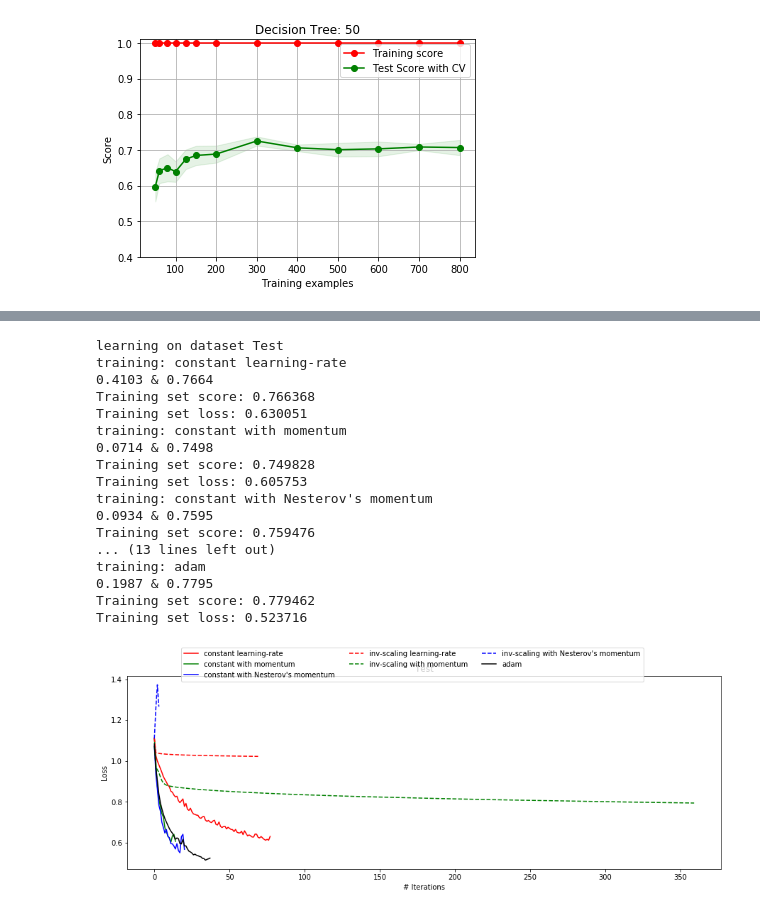
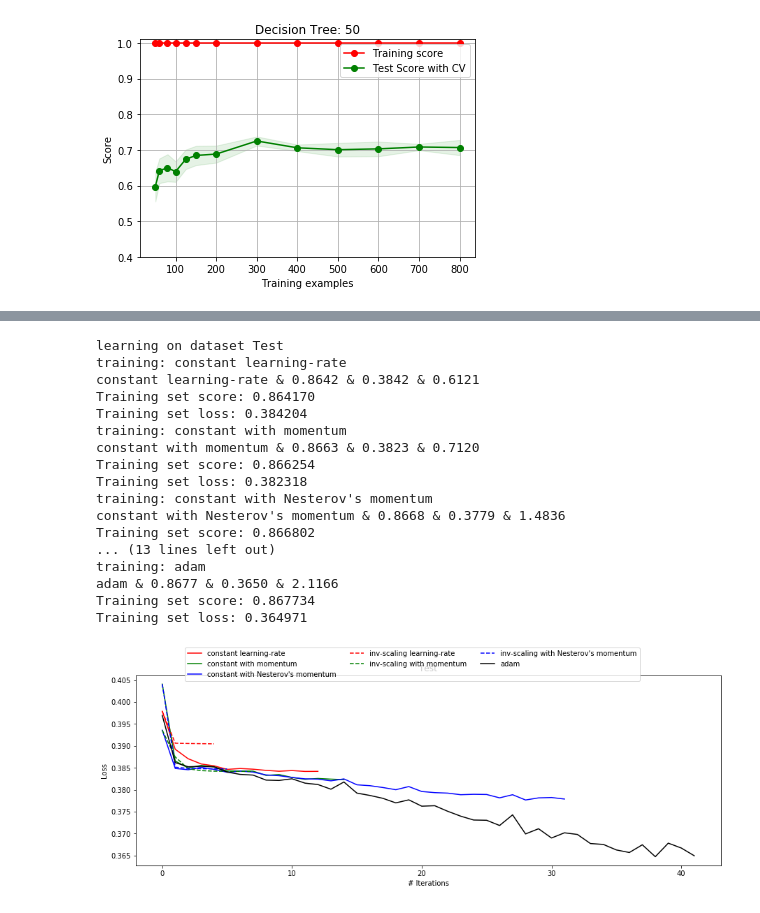
Before and after one commit to PhilipBale/CS7641-Graduate-ML, a Jupyter notebook: assignment1/code/Decision Trees.ipynb, the cells around one changed output, grey strips where cells are left out. Saved outputs shown, nothing was run; the diff lists cells and outputs as text; code cells hidden in the pictures.

```diff
--- a/assignment1/code/Decision Trees.ipynb
+++ b/assignment1/code/Decision Trees.ipynb
@@ -30,7 +30,7 @@ print('Loaded dataframes')
 Loaded dataframes
 # %%
 # format data
-datasetNum = 2
+datasetNum = 1
 
 df = None
 df_x = None
@@ -360,9 +360,16 @@ for alpha in alphas:
     for learning_rate_init in learning_rate_inits:
         clf = MLPClassifier(solver='adam', max_iter=2000, random_state=7, batch_size='auto')
         plot = True
-        output, output_clf, table_output = crossValidateAndTest('NN: ' + str(alpha) + '/' + str(learning_rate_init), clf, params, trainTest, StandardScaler(), plot)
+        output, output_clf, table_output = crossValidateAndTest('Adam NN: ' + str(alpha) + '/' + str(learning_rate_init), clf, params, trainTest, StandardScaler(), plot)
         print(str(output.n_iter_))
         print('{} & {} & '.format(alpha, learning_rate_init) + table_output + ' \\\\ \\hline')
+
+        clf = MLPClassifier(solver='sgd', max_iter=2000, random_state=7, batch_size='auto')
+        plot = True
+        output, output_clf, table_output = crossValidateAndTest('SGD NN: ' + str(alpha) + '/' + str(learning_rate_init), clf, params, trainTest, StandardScaler(), plot)
+        print(str(output.n_iter_))
+        print('{} & {} & '.format(alpha, learning_rate_init) + table_output + ' \\\\ \\hline')
+
 
 
 
@@ -453,47 +470,47 @@ def plot_on_dataset(X, y, ax, name):
         end = datetime.now()
         score_time = (end - start).total_seconds()
 
-        table_output = '{:.4f} & {:.4f}'.format(train_time, score)
+        table_output = '{} & {:.4f} & {:.4f} & {:.4f}'.format(label, score, mlp.loss_, train_time)
         print(table_output)
 
 
         mlps.append(mlp)
         print("Training set score: %f" % score)
         print("Training set loss: %f" % mlp.loss_)
     for mlp, label, args in zip(mlps, labels, plot_args):
         ax.plot(mlp.loss_curve_, label=label, **args)
 
 
 
 fig, axes = plt.subplots(1, 1, figsize=(15, 5))
 # load / generate some toy datasets
 
 ax = axes
 plot_on_dataset(X, y, ax, 'Test')
 
 plt.xlabel("# Iterations")
 plt.ylabel("Loss")
 fig.legend(ax.get_lines(), labels, ncol=3, loc="upper center")
 plt.show()
 # %% [output]
 learning on dataset Test
 training: constant learning-rate
-0.4103 & 0.7664
-Training set score: 0.766368
-Training set loss: 0.630051
+constant learning-rate & 0.8642 & 0.3842 & 0.6121
+Training set score: 0.864170
+Training set loss: 0.384204
 training: constant with momentum
-0.0714 & 0.7498
-Training set score: 0.749828
-Training set loss: 0.605753
+constant with momentum & 0.8663 & 0.3823 & 0.7120
+Training set score: 0.866254
+Training set loss: 0.382318
 training: constant with Nesterov's momentum
-0.0934 & 0.7595
-Training set score: 0.759476
+constant with Nesterov's momentum & 0.8668 & 0.3779 & 1.4836
+Training set score: 0.866802
 ... (13 lines left out)
 training: adam
-0.1987 & 0.7795
-Training set score: 0.779462
-Training set loss: 0.523716
+adam & 0.8677 & 0.3650 & 2.1166
+Training set score: 0.867734
+Training set loss: 0.364971
-[figure, old version]
+[figure, new version]
 # %%
 from sklearn import svm
 from sklearn.preprocessing import StandardScaler
```
Also changed, not shown: parts of 3 cells of this notebook, 3 other files.
